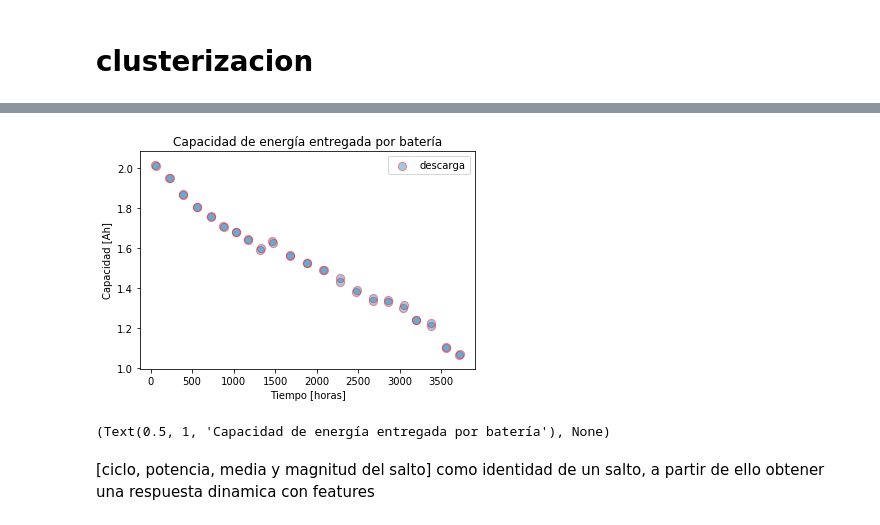
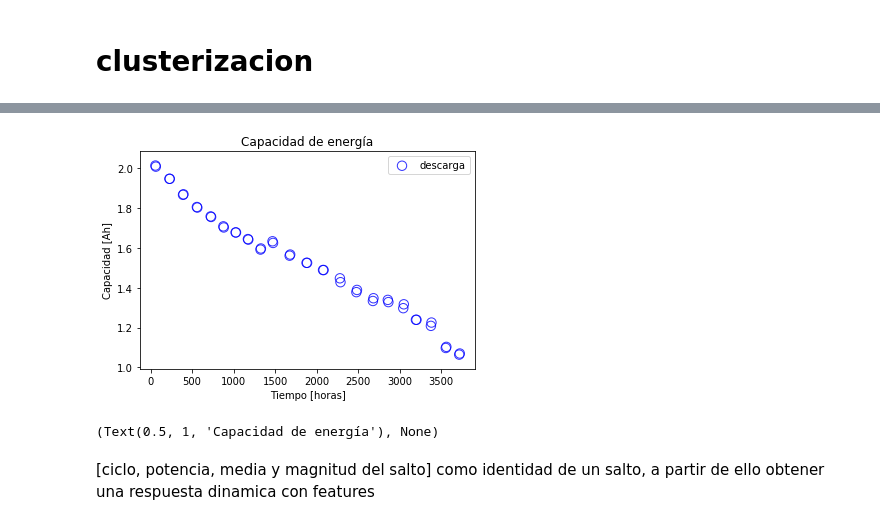
Before and after one commit to MartinVIllesca/Analisis_Baterias, a Jupyter notebook: notebooks/exploracion.ipynb, the cells around one changed output, grey strips where cells are left out. Cells and saved outputs as stored; diff of their text form; code cells hidden in the pictures.

```diff
--- a/notebooks/exploracion.ipynb
+++ b/notebooks/exploracion.ipynb
@@ -150,25 +750,29 @@ final:  12826
 # %%
 # integrar la descarga
 energia_entregada = []
 T = []
 for k in t_descarga.keys():
     energia_entregada.append(sum(c_descarga[k]) / 360)
     T.append(np.min(t_descarga[k]) / 3600)
-plt.scatter(T, energia_entregada, label='descarga', s=68, edgecolors='r', alpha=0.4)
+plt.scatter(T, energia_entregada, label='descarga', facecolor='none', s=88, edgecolors='b', alpha=0.8)
+plt.ylabel('Capacidad [Ah]')
+plt.xlabel('Tiempo [horas]')
+plt.legend()
+# plt.title('Capacidad de energía entregada por batería'), plt.show()
 
-# integrar la descarga
+# integrar la carga
 energia_entregada = []
 T = []
 for k in t_carga.keys():
     energia_entregada.append(sum(c_carga[k]) / 360)
     T.append(np.mean(t_carga[k]) / 3600)
 # plt.scatter(T, np.abs(energia_entregada), label='carga', s=38, edgecolors='b', alpha=0.4)
 plt.ylabel('Capacidad [Ah]')
 plt.xlabel('Tiempo [horas]')
 plt.legend()
-plt.title('Capacidad de energía entregada por batería'), plt.show()
+plt.title('Capacidad de energía'), plt.show()
 # %% [output]
-[figure, old version]
+[figure, new version]
-(Text(0.5, 1, 'Capacidad de energía entregada por batería'), None)
+(Text(0.5, 1, 'Capacidad de energía'), None)
 # %% [markdown]
 [ciclo, potencia, media y magnitud del salto] como identidad de un salto, a partir de ello obtener una respuesta dinamica con features
```
Also changed, not shown: parts of 25 cells of this notebook, 5 other files.
